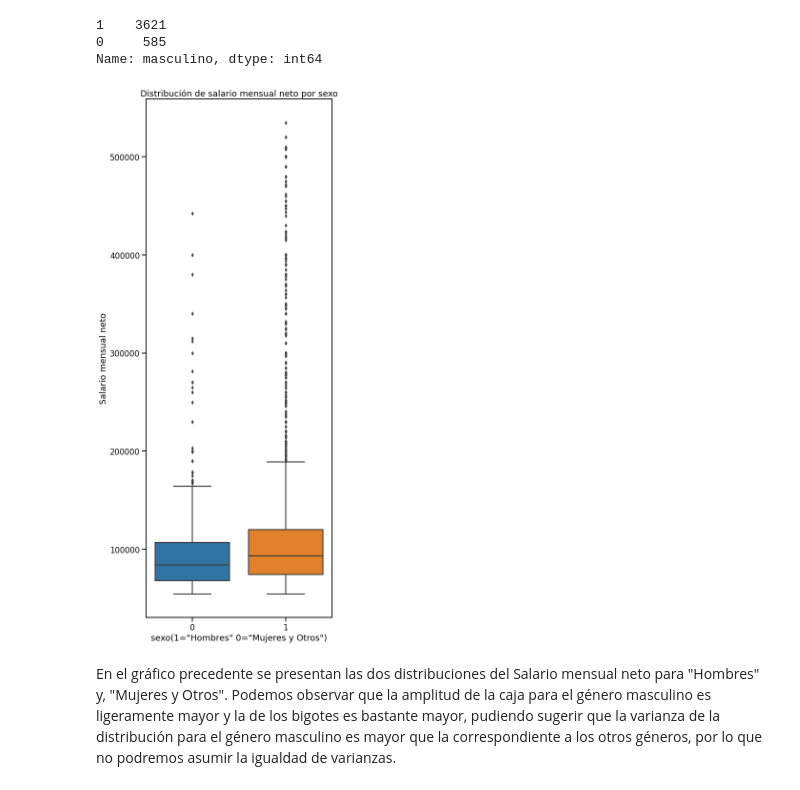
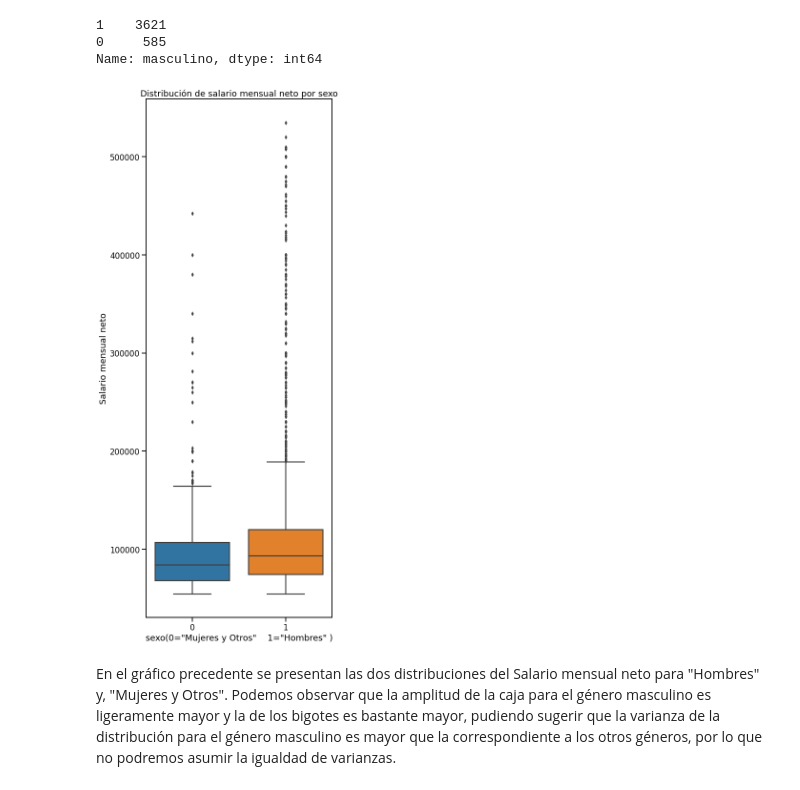
Before and after one commit to pablonicolasr/diplodatos-ayvd-2022-grupo32, a Jupyter notebook: Entregable_Parte_2_Garay.ipynb, the cells around one changed output. Saved outputs shown, nothing was run; the diff lists cells and outputs as text; code cells hidden in the pictures.

```diff
--- a/Entregable_Parte_2_Garay.ipynb
+++ b/Entregable_Parte_2_Garay.ipynb
@@ -152,18 +152,18 @@ Name: masculino, dtype: int64
 # %%
 # Gráfico boxplot
 fig, ax = plt.subplots(nrows=1, ncols=1, figsize=(7, 20))
 sns.boxplot(
     x       = "masculino",
     y       = "salary_monthly_NETO",
     data    = df_process,
     palette = 'tab10',
     ax      = ax
 )
 ax.set_title('Distribución de salario mensual neto por sexo')
 ax.set_ylabel('Salario mensual neto')
-ax.set_xlabel('sexo(1="Hombres" 0="Mujeres y Otros")');
+ax.set_xlabel('sexo(0="Mujeres y Otros"    1="Hombres" )');
 # %% [output]
-[figure, old version]
+[figure, new version]
 # %% [markdown]
 En el gráfico precedente se presentan las dos distribuciones del Salario mensual neto para "Hombres" y, "Mujeres y Otros". Podemos observar que la amplitud de la caja para el género masculino es ligeramente mayor y la de los bigotes es bastante mayor, pudiendo sugerir que la varianza de la distribución para el género masculino es mayor que la correspondiente a los otros géneros, por lo que no podremos asumir la igualdad de varianzas.
 # %% [markdown]
```
